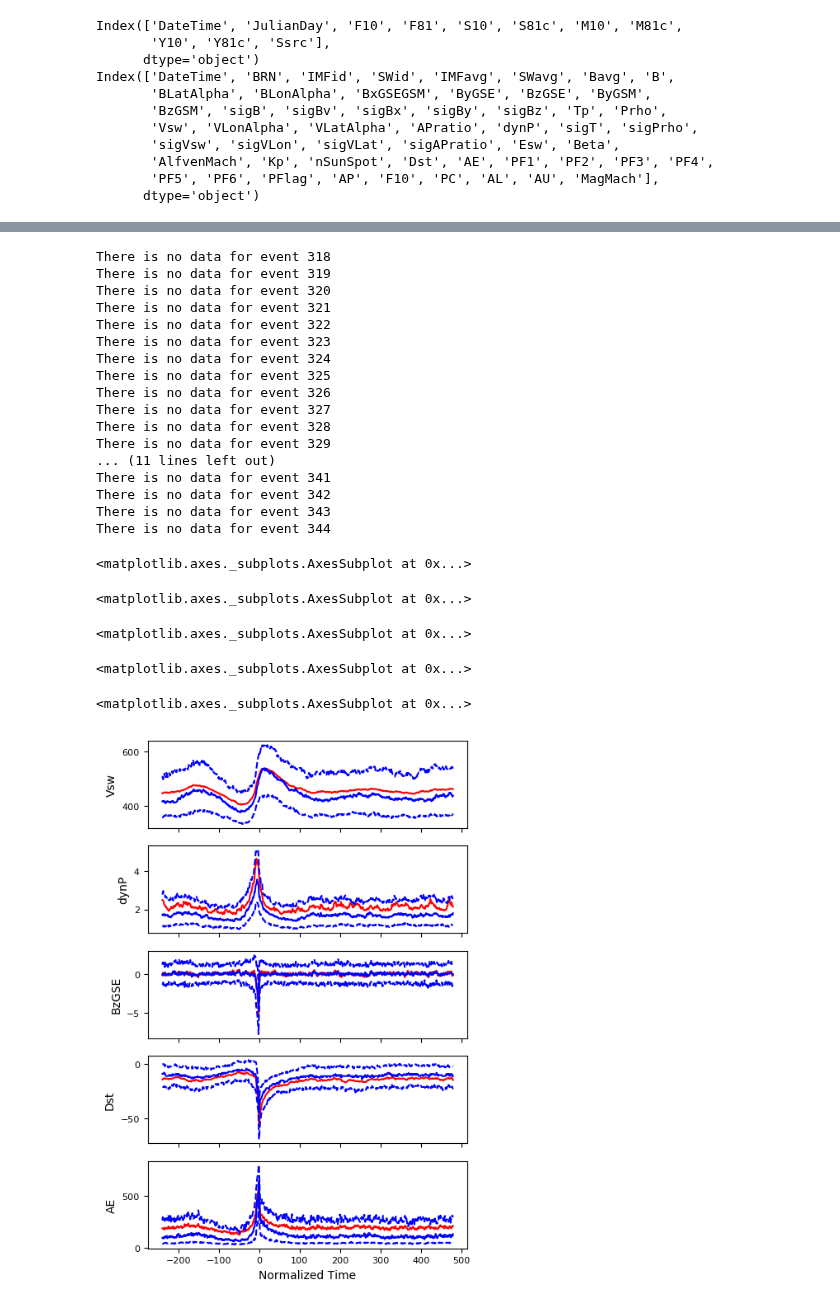
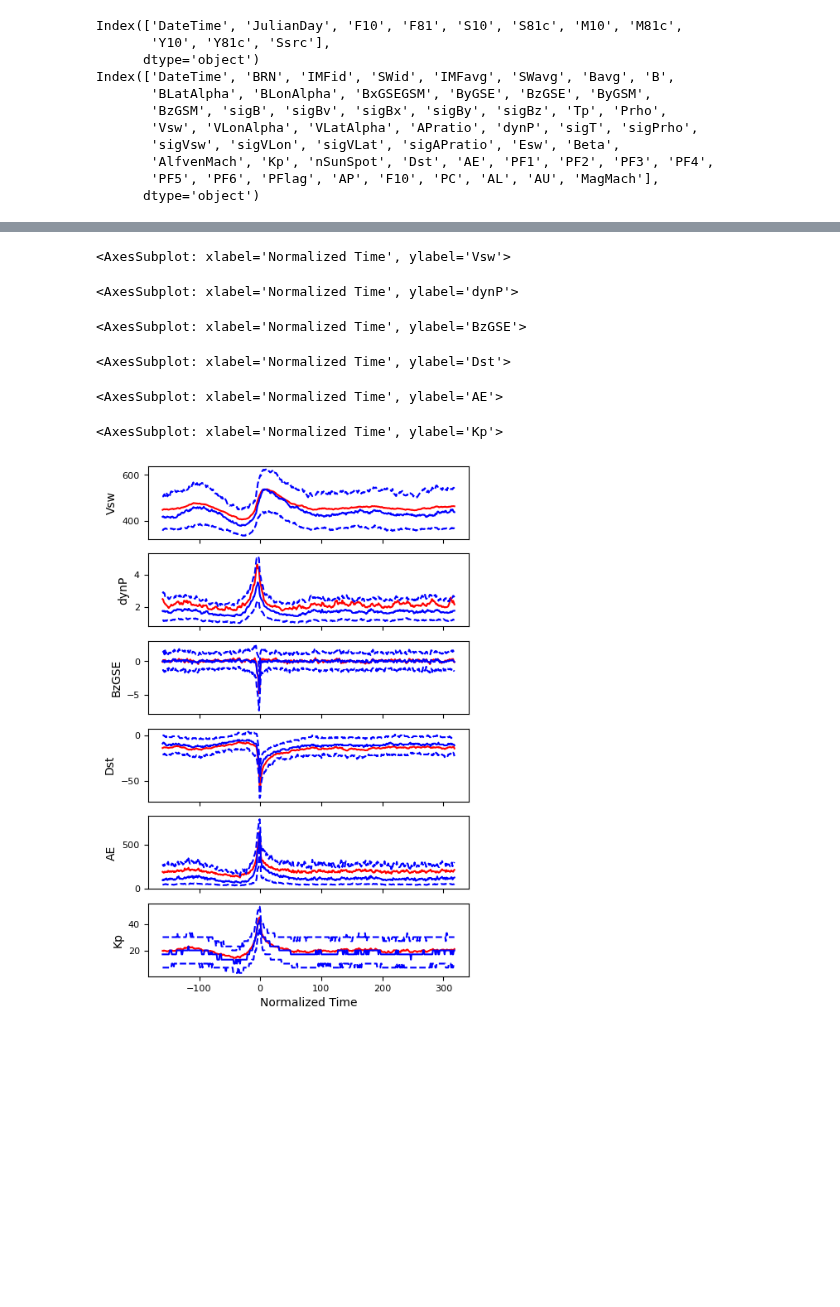
Before and after one commit to kylermurphy/SatDrag, a Jupyter notebook: Notebooks/SEA_storms.ipynb, the cells around one changed output, grey strips where cells are left out. Saved outputs shown, nothing was run; the diff lists cells and outputs as text; code cells hidden in the pictures; blank space fills up the shorter version.

```diff
--- a/Notebooks/SEA_storms.ipynb
+++ b/Notebooks/SEA_storms.ipynb
@@ -195,0 +235,19 @@ sol_d = sol_d.set_index('DateTime')
+# %%
+# set the columns to run the analysis on
+sea_cols = ['Vsw','dynP','BzGSE','Dst','AE','Kp']
+
+# specify the number of bins in phase 1 and phase 2 as [nbins1, nbins2]
+bins=[16*10., 16*20.-1]
+
+starts = storm_time.t_st
+epochs = storm_time.t_dst
+ends = storm_time.t_en
+
+epochs = storm_time.t_dst
+
+starts = pd.Series([x-pd.DateOffset(days=10) for x in epochs])
+ends = pd.Series([x+pd.DateOffset(days=20) for x in epochs])
+events=[starts, epochs, ends]
+
+# perform the noramlized superposed epoch analysis
+SEAomni, meta = sean(omni_d, events, bins, cols=sea_cols)
@@ -196,76 +272,42 @@ sol_d = sol_d.set_index('DateTime')
 # %%
-# set the columns to run the analysis on
-sea_cols = ['Vsw','dynP','BzGSE','Dst','AE']
+# plot the superposed epoch analysis for each variable
+# plot the mean, median, upper and lower quartiles
+# ignore the cnts column
 
-# specify the number of bins in phase 1 and phase 2 as [nbins1, nbins2]
-bins=[24*10., 24*20.-1]
-
-starts = storm_time.t_st
-epochs = storm_time.t_dst
-ends = storm_time.t_en
-
-epochs = storm_time.t_dst
-
-starts = pd.Series([x-pd.DateOffset(days=10) for x in epochs])
-ends = pd.Series([x+pd.DateOffset(days=20) for x in epochs])
-events=[starts, epochs, ends]
-
-# perform the noramlized superposed epoch analysis
-SEAarray, meta = sean(omni_d, events, bins, cols=sea_cols)
 
 # get the columsn that the SEA was performed
 # on from the returned metadata
 cols = meta['sea_cols']
-
-# plot the superposed epoch analysis for each variable
-# plot the mean, median, upper and lower quartiles
-# ignore the cnts column
 
 fig, axes = plt.subplots(nrows=len(cols), sharex=True,
                          squeeze=True,figsize=(5,8))
 
 # loop over columns that were analyzed
 for c, ax in zip(cols, axes):
     # for each column identify the column titles which
     # have 'c' in the title and those that don't have
     # 'cnt' in the title
     # e.g. for AE columns
     # AE_mean, AE_median, AE_lowq, AE_upq, AE_cnt
     # fine columns AE_mean, AE_median, AE_lowq, AE_upq
-    mask = SEAarray.columns.str.startswith(c) & \
-        ~SEAarray.columns.str.endswith('cnt')
+    mask = SEAomni.columns.str.startswith(c) & \
+        ~SEAomni.columns.str.endswith('cnt')
 
     # plot the SEA data
-    SEAarray.loc[:,mask].plot(ax=ax, style=['r-','b-','b--','b--'],
+    SEAomni.loc[:,mask].plot(ax=ax, style=['r-','b-','b--','b--'],
                               xlabel='Normalized Time',
                               ylabel=c.replace('_',' '),
                               legend=False, fontsize=8)
 
 plt.show()
 # %% [output]
-There is no data for event 318
-There is no data for event 319
-There is no data for event 320
-There is no data for event 321
-There is no data for event 322
-There is no data for event 323
-There is no data for event 324
-There is no data for event 325
-There is no data for event 326
-There is no data for event 327
-There is no data for event 328
-There is no data for event 329
-... (11 lines left out)
-There is no data for event 341
-There is no data for event 342
-There is no data for event 343
-There is no data for event 344
+<AxesSubplot: xlabel='Normalized Time', ylabel='Vsw'>
-<matplotlib.axes._subplots.AxesSubplot at 0x...>
+<AxesSubplot: xlabel='Normalized Time', ylabel='dynP'>
-<matplotlib.axes._subplots.AxesSubplot at 0x...>
+<AxesSubplot: xlabel='Normalized Time', ylabel='BzGSE'>
-<matplotlib.axes._subplots.AxesSubplot at 0x...>
+<AxesSubplot: xlabel='Normalized Time', ylabel='Dst'>
-<matplotlib.axes._subplots.AxesSubplot at 0x...>
+<AxesSubplot: xlabel='Normalized Time', ylabel='AE'>
-<matplotlib.axes._subplots.AxesSubplot at 0x...>
+<AxesSubplot: xlabel='Normalized Time', ylabel='Kp'>
-[figure, old version]
+[figure, new version]
 # %%
 sea_cols = ['F10', 'S10', 'M10', 'Y10']
 
```
Also changed, not shown: parts of 17 cells of this notebook, 3 other files.
